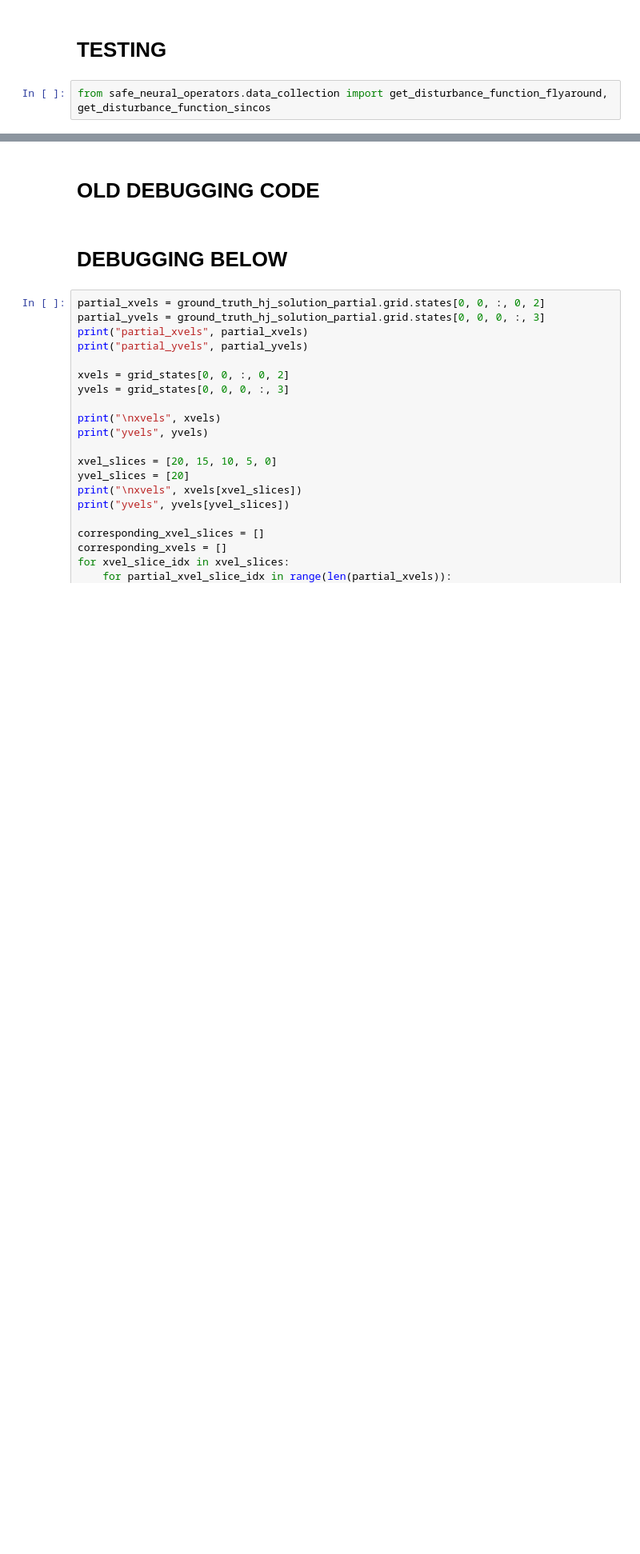
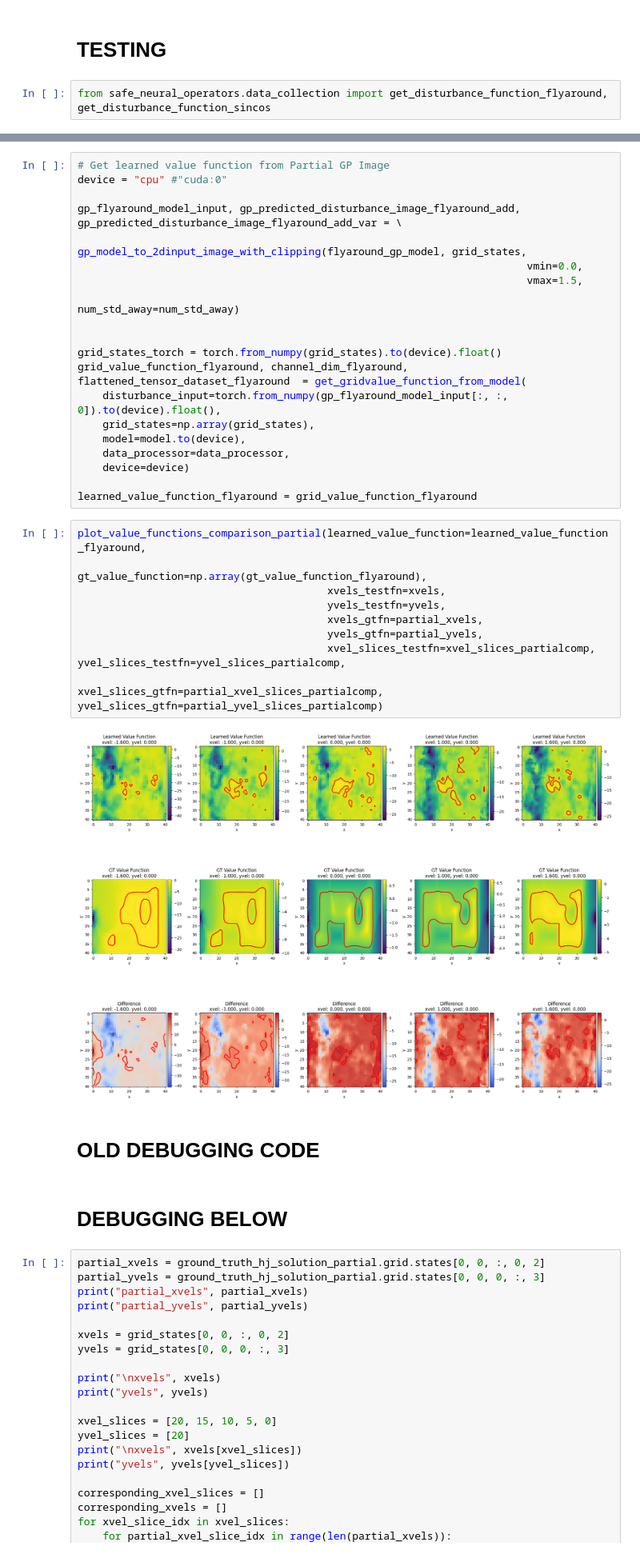
Before and after one commit to nikhilushinde/neuraloperator, a Jupyter notebook: nikhil_test_ipynbs/NIKHIL_TEST_gpyfly.ipynb, the cells around one changed output, grey strips where cells are left out. Shown at 80% size. Cells and saved outputs as stored; diff of their text form; blank space fills up the shorter version.

```diff
--- a/nikhil_test_ipynbs/NIKHIL_TEST_gpyfly.ipynb
+++ b/nikhil_test_ipynbs/NIKHIL_TEST_gpyfly.ipynb
@@ -1250,3 +1433,34 @@ plot_disturbance_fn_for_hjr(flyaround_disturbance_fn, grid_states[:, :, 0, 0, :]
+# %%
+# Get learned value function from Partial GP Image
+device = "cpu" #"cuda:0"
+
+gp_flyaround_model_input, gp_predicted_disturbance_image_flyaround_add, gp_predicted_disturbance_image_flyaround_add_var = \
+                                                gp_model_to_2dinput_image_with_clipping(flyaround_gp_model, grid_states,
+                                                                        vmin=0.0,
+                                                                        vmax=1.5,
+                                                                        num_std_away=num_std_away)
+
+
+grid_states_torch = torch.from_numpy(grid_states).to(device).float()
+grid_value_function_flyaround, channel_dim_flyaround, flattened_tensor_dataset_flyaround  = get_gridvalue_function_from_model(
+    disturbance_input=torch.from_numpy(gp_flyaround_model_input[:, :, 0]).to(device).float(),
+    grid_states=np.array(grid_states),
+    model=model.to(device),
+    data_processor=data_processor,
+    device=device)
+
+learned_value_function_flyaround = grid_value_function_flyaround
+# %%
+plot_value_functions_comparison_partial(learned_value_function=learned_value_function_flyaround,
+                                        gt_value_function=np.array(gt_value_function_flyaround),
+                                        xvels_testfn=xvels,
+                                        yvels_testfn=yvels,
+                                        xvels_gtfn=partial_xvels,
+                                        yvels_gtfn=partial_yvels,
+                                        xvel_slices_testfn=xvel_slices_partialcomp, yvel_slices_testfn=yvel_slices_partialcomp,
+                                        xvel_slices_gtfn=partial_xvel_slices_partialcomp, yvel_slices_gtfn=partial_yvel_slices_partialcomp)
+# %% [output]
+[figure, added]
 # %% [markdown]
 # OLD DEBUGGING CODE
 # %% [markdown]
```
Also changed, not shown: parts of 24 cells of this notebook, 10 other files.
